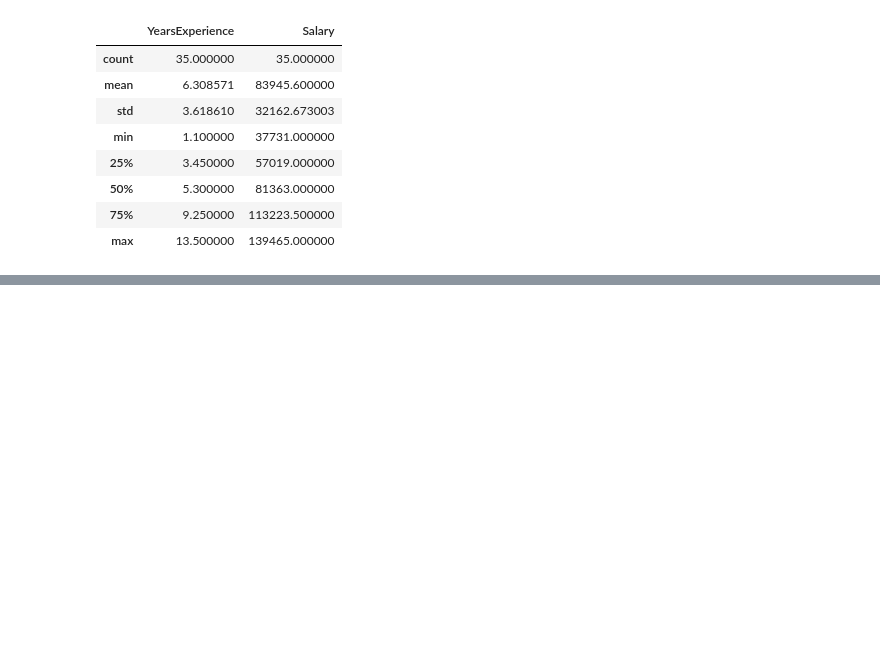
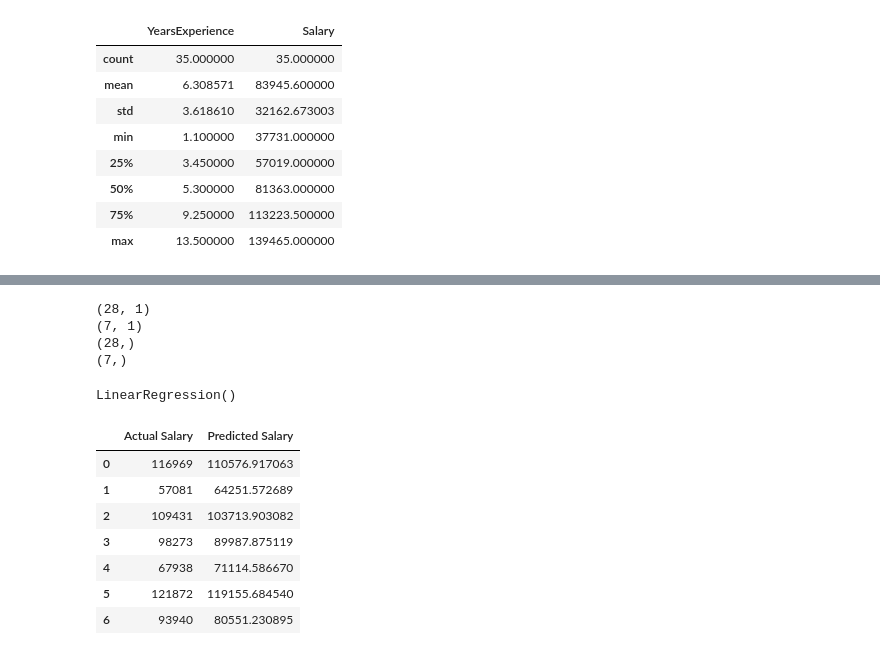
Before and after one commit to mdsohailalam0805-collab/ML-30-Day-Challenge, a Jupyter notebook: Day-02-Linear-Regression-Salary-Prediction/salary_prediction.ipynb, the cells around one changed output, grey strips where cells are left out. Drawn from its saved outputs; the diff is of its cells as text; code cells hidden in the pictures; blank space fills up the shorter version.

```diff
--- a/Day-02-Linear-Regression-Salary-Prediction/salary_prediction.ipynb
+++ b/Day-02-Linear-Regression-Salary-Prediction/salary_prediction.ipynb
@@ -50,0 +68,30 @@ df.describe()
+# %%
+print(X_train.shape)
+print(X_test.shape)
+print(y_train.shape)
+print(y_test.shape)
+# %% [output]
+(28, 1)
+(7, 1)
+(28,)
+(7,)
+# %%
+model = LinearRegression()
+# %%
+model.fit(X_train, y_train)
+# %% [output]
+LinearRegression()
+# %%
+y_pred = model.predict(X_test)
+# %%
+comparison = pd.DataFrame({"Actual Salary": y_test.values, "Predicted Salary": y_pred})
+comparison
+# %% [output]
+|  | Actual Salary | Predicted Salary |
+| 0 | 116969 | 110576.917063 |
+| 1 | 57081 | 64251.572689 |
+| 2 | 109431 | 103713.903082 |
+| 3 | 98273 | 89987.875119 |
+| 4 | 67938 | 71114.586670 |
+| 5 | 121872 | 119155.684540 |
+| 6 | 93940 | 80551.230895 |
```
Also changed, not shown: parts of 7 cells of this notebook.
